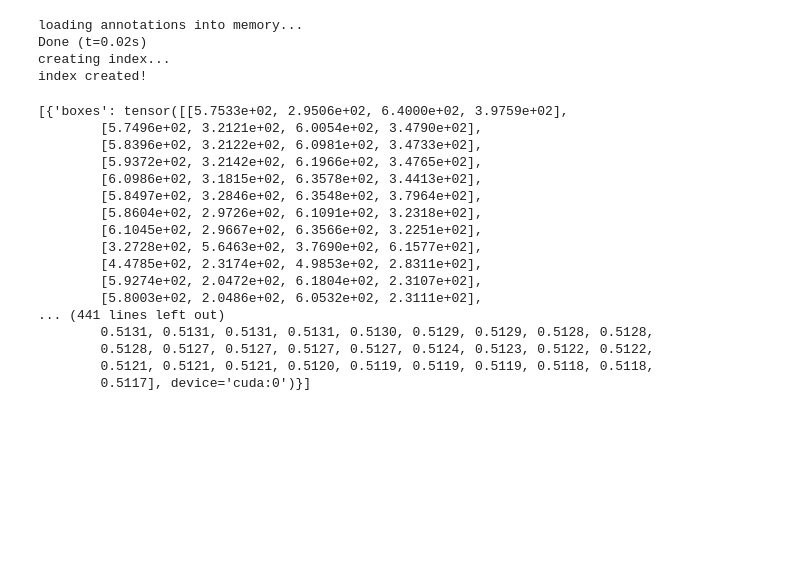
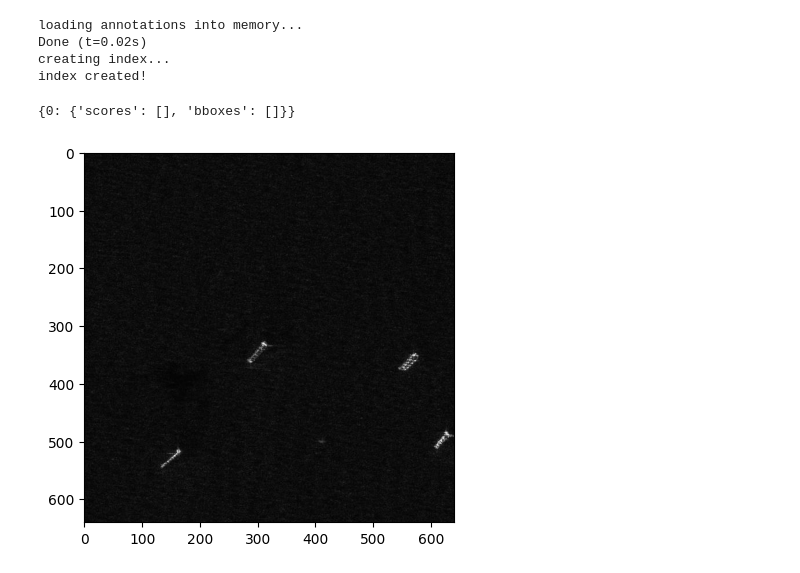
Before and after one commit to jag1799/SeaSARR, a Jupyter notebook: src/frcnn.ipynb, the cells around one changed output. Saved outputs shown, nothing was run; the diff lists cells and outputs as text; code cells hidden in the pictures; blank space fills up the shorter version.

```diff
--- a/src/frcnn.ipynb
+++ b/src/frcnn.ipynb
@@ -112,7 +110,7 @@ This section is to establish the baseline performance of an unmodified FRCNN mod
 # %%
 # Set up train dataloader
 train_data = torchvision.datasets.wrap_dataset_for_transforms_v2(train_data, target_keys=("boxes", "labels"))
-train_dataloader = torch.utils.data.DataLoader(train_data, batch_size=1, shuffle=False, collate_fn=train_data._packager, num_workers=1)
+train_dataloader = torch.utils.data.DataLoader(train_data, batch_size=1, shuffle=False, collate_fn=train_data._packager)
 # %%
 validation_annotations = os.path.join(workspace_builder._data_path, "annotations", "valid_annotations.coco.json")
 validation_images = os.path.join(workspace_builder._data_path, "valid")
@@ -153,5 +151,7 @@ When running training, be advised that you may need to close other programs, com
     - Run *sudo kill -9 "your_PID"*.
 # %%
 # Do training and validation
-worker = ModelWorkerFRCNN(train_dataloader=train_dataloader, validation_dataloader=validation_dataloader, optimizer=optimizer, frcnn=frcnn, quiet=False)
-worker.train(1, [3736])
+worker = ModelWorkerFRCNN(optimizer=optimizer, frcnn=frcnn, quiet=False)
+# worker.train(1, [3736])
+worker.train(train_dataloader, 1, list(range(500, len(train_dataloader))))
+# !nvidia-smi
@@ -184,29 +174,9 @@ test_images = os.path.join(workspace_builder._data_path, "test")
 test_annotations = os.path.join(workspace_builder._data_path, "annotations", "test_annotations.coco.json")
 test_data = SeaSarFRCNN(test_images, test_annotations, transform=tester_transforms)
 test_data = torchvision.datasets.wrap_dataset_for_transforms_v2(test_data, target_keys=("boxes", "labels"))
-test_dataloader = torch.utils.data.DataLoader(test_data, batch_size=4, shuffle=False, collate_fn=test_data._packager, num_workers=4)
+test_dataloader = torch.utils.data.DataLoader(test_data, batch_size=1, shuffle=True, collate_fn=test_data._packager, num_workers=1)
 # %% [output]
 loading annotations into memory...
 Done (t=0.02s)
 creating index...
 index created!
-# %%
-worker.model_test(test_dataloader, False)
-# %% [output]
-[{'boxes': tensor([[5.7533e+02, 2.9506e+02, 6.4000e+02, 3.9759e+02],
-        [5.7496e+02, 3.2121e+02, 6.0054e+02, 3.4790e+02],
-        [5.8396e+02, 3.2122e+02, 6.0981e+02, 3.4733e+02],
-        [5.9372e+02, 3.2142e+02, 6.1966e+02, 3.4765e+02],
-        [6.0986e+02, 3.1815e+02, 6.3578e+02, 3.4413e+02],
-        [5.8497e+02, 3.2846e+02, 6.3548e+02, 3.7964e+02],
-        [5.8604e+02, 2.9726e+02, 6.1091e+02, 3.2318e+02],
-        [6.1045e+02, 2.9667e+02, 6.3566e+02, 3.2251e+02],
-        [3.2728e+02, 5.6463e+02, 3.7690e+02, 6.1577e+02],
-        [4.4785e+02, 2.3174e+02, 4.9853e+02, 2.8311e+02],
-        [5.9274e+02, 2.0472e+02, 6.1804e+02, 2.3107e+02],
-        [5.8003e+02, 2.0486e+02, 6.0532e+02, 2.3111e+02],
-... (441 lines left out)
-        0.5131, 0.5131, 0.5131, 0.5131, 0.5130, 0.5129, 0.5129, 0.5128, 0.5128,
-        0.5128, 0.5127, 0.5127, 0.5127, 0.5127, 0.5124, 0.5123, 0.5122, 0.5122,
-        0.5121, 0.5121, 0.5121, 0.5120, 0.5119, 0.5119, 0.5119, 0.5118, 0.5118,
-        0.5117], device='cuda:0')}]
@@ -212,0 +252,7 @@ worker.model_test(test_dataloader, False)
+# %%
+pred = worker.model_test(test_dataloader, 0.0)
+
+# model_test(worker._frcnn, 'cuda', test_dataloader, threshold=0.15)
+# %% [output]
+{0: {'scores': [], 'bboxes': []}}
+[figure, added]
```
Also changed, not shown: parts of 7 cells of this notebook, 1 other file.
